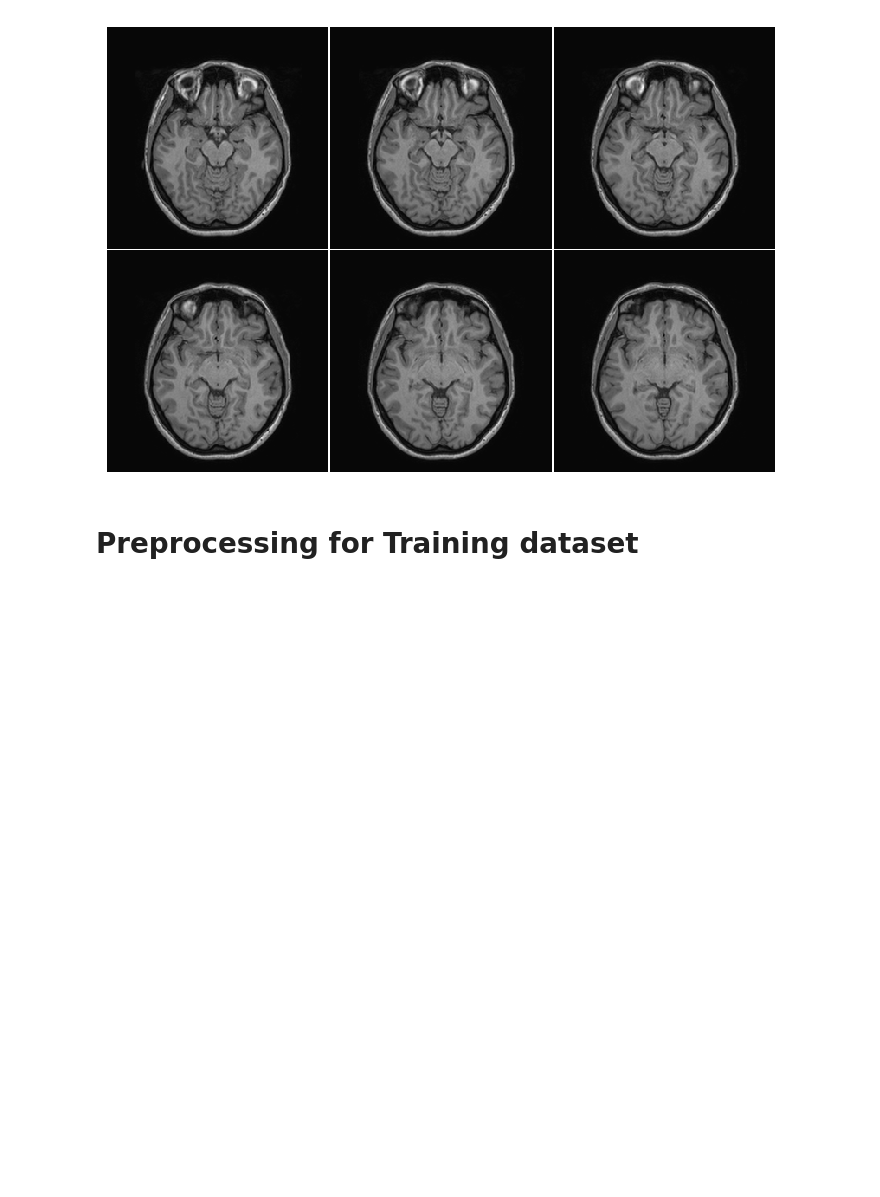
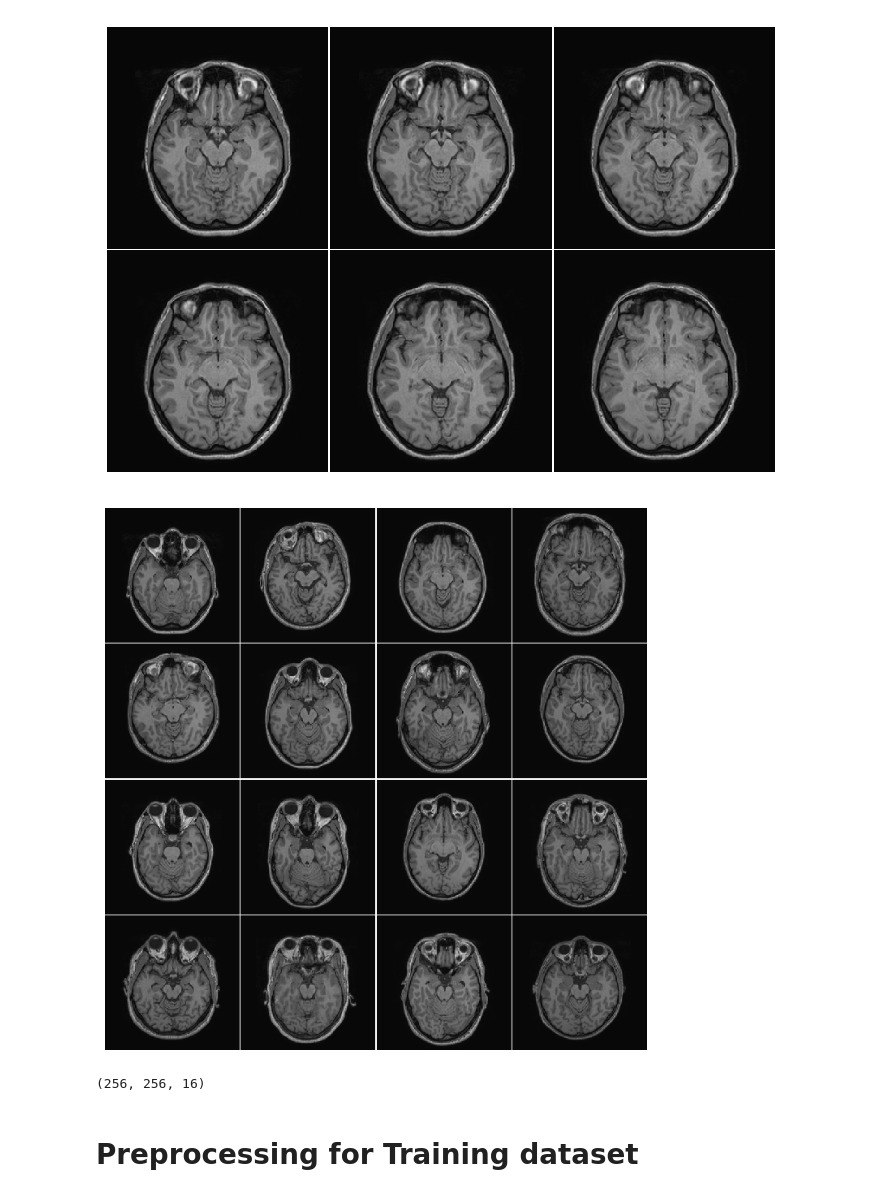
Before and after one commit to danny4159/Misaligned_image-to-image_translation, a Jupyter notebook: Step1_data_processing_daniel.ipynb, the cells around one changed output. Cells and saved outputs as stored; diff of their text form; code cells hidden in the pictures; blank space fills up the shorter version.

```diff
--- a/Step1_data_processing_daniel.ipynb
+++ b/Step1_data_processing_daniel.ipynb
@@ -75,3 +75,16 @@ plot_images([blended_align, t1,t2], ['Blended', 'T1', 'T2']) # Plot the images
 fig = matshow3d(f['data_x'][:,:,30:36,0], frame_dim=-1, show=True, cmap='gray', figsize=(7,7)) # Plot 3D image (multi-slice)
 # %% [output]
 [figure]
+# %%
+start = 25
+step = 91
+count = 16
+indexes = [start + i * step for i in range(count)]
+selected_slices = f['data_x'][:,:,indexes,0]
+fig = matshow3d(selected_slices, frame_dim=-1, show=True, cmap='gray', figsize=(7,7))
+# %% [output]
+[figure, added]
+# %%
+selected_slices.shape
+# %% [output]
+(256, 256, 16)
```
Also changed, not shown: parts of 16 cells of this notebook, 2 other files.
